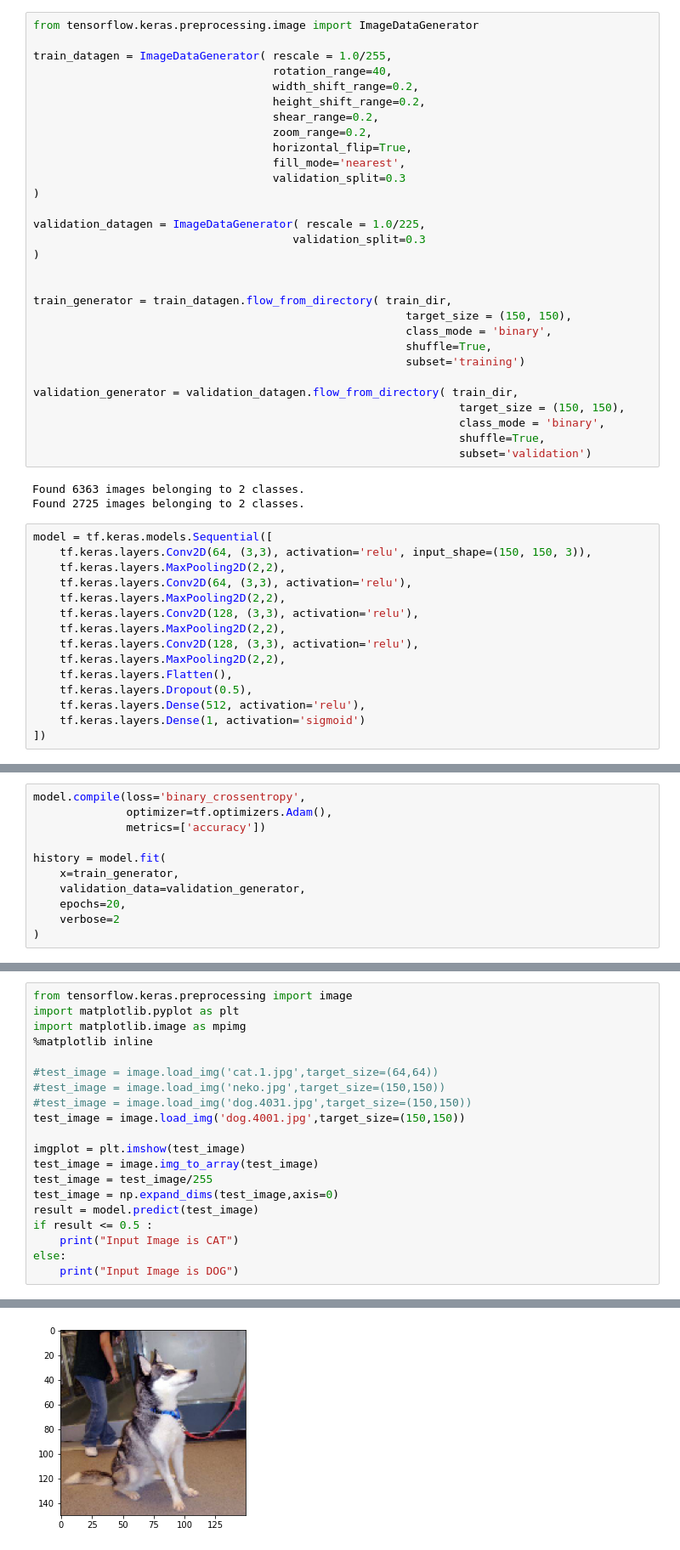
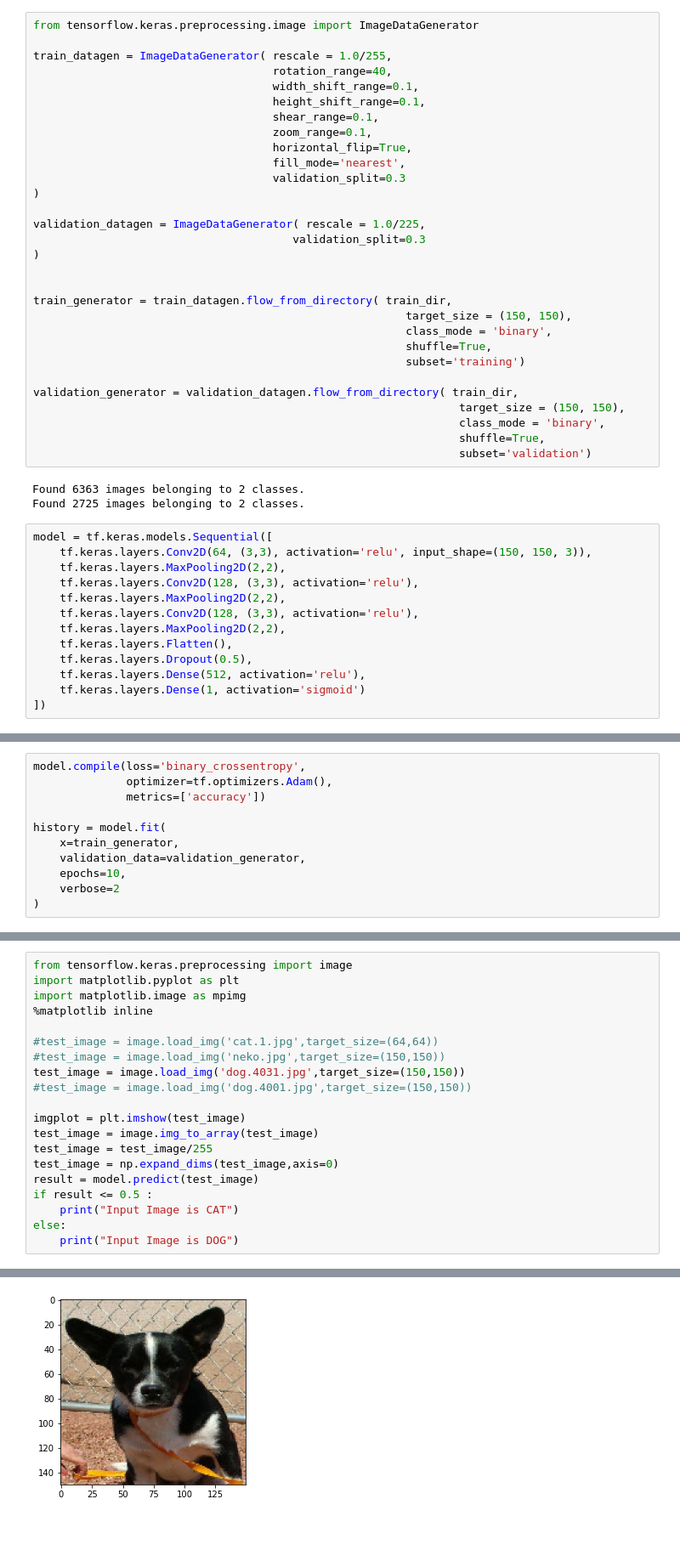
Before and after one commit to hikizan/ImageClassificationWithoutOverfitting, a Jupyter notebook: ImageClassification3.ipynb, the cells around one changed output, grey strips where cells are left out. Shown at 85% size. Saved outputs shown, nothing was run; the diff lists cells and outputs as text.

```diff
--- a/ImageClassification3.ipynb
+++ b/ImageClassification3.ipynb
@@ -17,10 +17,10 @@ from tensorflow.keras.preprocessing.image import ImageDataGenerator
 
 train_datagen = ImageDataGenerator( rescale = 1.0/255,
                                     rotation_range=40,
-                                    width_shift_range=0.2,
-                                    height_shift_range=0.2,
-                                    shear_range=0.2,
-                                    zoom_range=0.2,
+                                    width_shift_range=0.1,
+                                    height_shift_range=0.1,
+                                    shear_range=0.1,
+                                    zoom_range=0.1,
                                     horizontal_flip=True,
                                     fill_mode='nearest',
                                     validation_split=0.3
@@ -48,8 +48,6 @@ Found 2725 images belonging to 2 classes.
 # %%
 model = tf.keras.models.Sequential([
     tf.keras.layers.Conv2D(64, (3,3), activation='relu', input_shape=(150, 150, 3)),
-    tf.keras.layers.MaxPooling2D(2,2),
-    tf.keras.layers.Conv2D(64, (3,3), activation='relu'),
     tf.keras.layers.MaxPooling2D(2,2),
     tf.keras.layers.Conv2D(128, (3,3), activation='relu'),
     tf.keras.layers.MaxPooling2D(2,2),
@@ -88,7 +86,7 @@ model.compile(loss='binary_crossentropy',
 history = model.fit(
     x=train_generator,
     validation_data=validation_generator,
-    epochs=20,
+    epochs=10,
     verbose=2
 )
 # %% [output]
@@ -117,8 +118,8 @@ import matplotlib.image as mpimg
 
 #test_image = image.load_img('cat.1.jpg',target_size=(64,64))
 #test_image = image.load_img('neko.jpg',target_size=(150,150))
-#test_image = image.load_img('dog.4031.jpg',target_size=(150,150))
-test_image = image.load_img('dog.4001.jpg',target_size=(150,150))
+test_image = image.load_img('dog.4031.jpg',target_size=(150,150))
+#test_image = image.load_img('dog.4001.jpg',target_size=(150,150))
 
 imgplot = plt.imshow(test_image)
 test_image = image.img_to_array(test_image)
@@ -134,3 +135,3 @@ Input Image is DOG
-[figure, old version]
+[figure, new version]
 # %%
 #test_image_two = image.load_img('dog.4001.jpg',target_size=(150,150))
```
Also changed, not shown: parts of 5 cells of this notebook.
